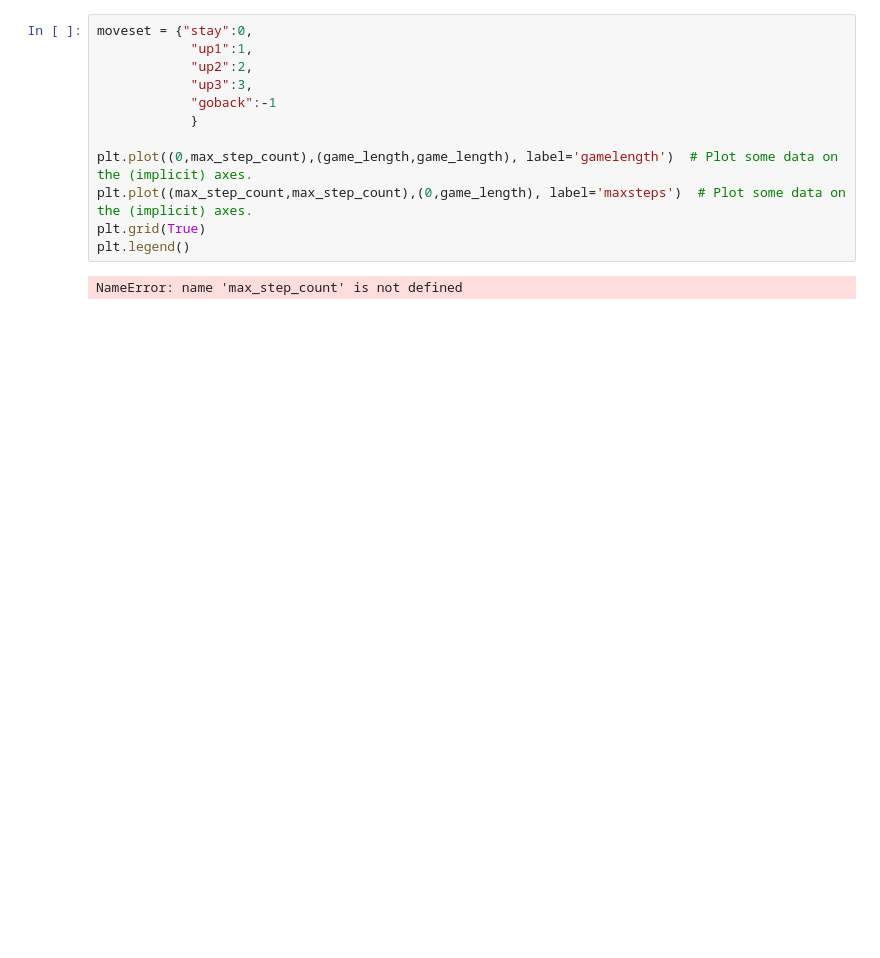
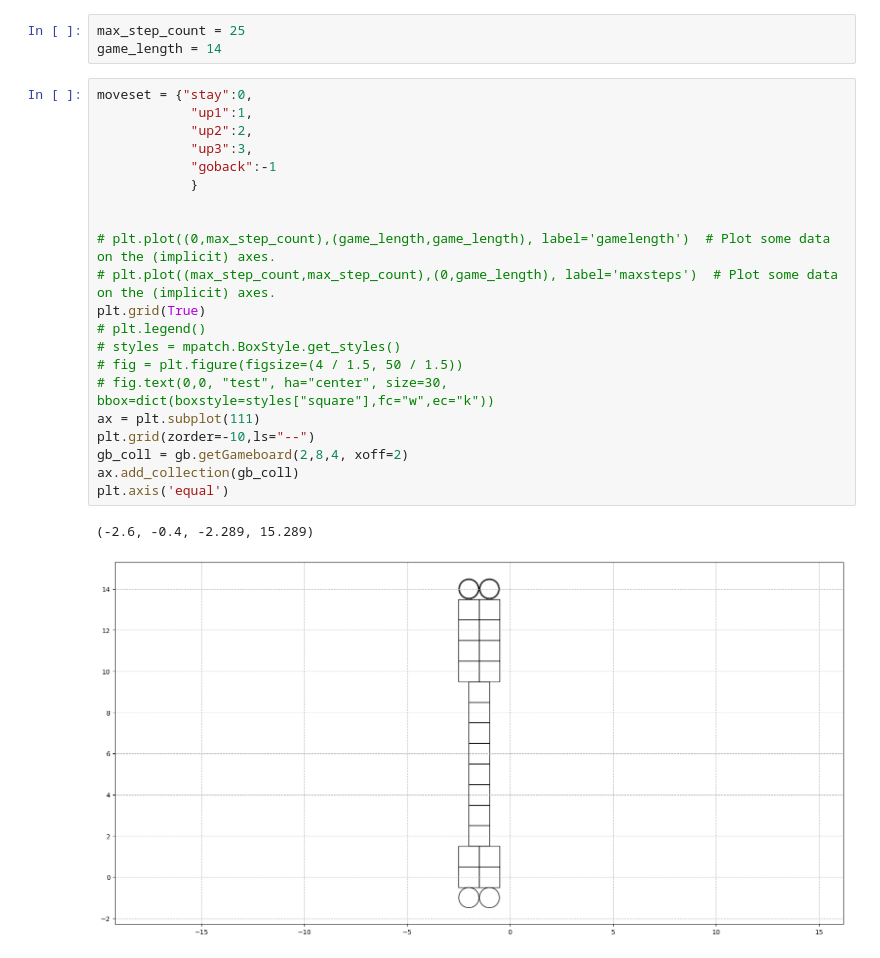
Before and after one commit to LukasWallisch/game-ur-analysis, a Jupyter notebook: src/heatmap.ipynb, the cells around one changed output. Cells and saved outputs as stored; diff of their text form; blank space fills up the shorter version.

```diff
--- a/src/heatmap.ipynb
+++ b/src/heatmap.ipynb
@@ -15,17 +21,30 @@ mpl.rcParams['figure.figsize'] = [20, 10]
 
 colors = ["lightgreen","yellow", "red"]
 cmap = LinearSegmentedColormap.from_list("mycmap", colors)
+# %%
+max_step_count = 25
+game_length = 14
 # %%
 moveset = {"stay":0,
             "up1":1,
             "up2":2,
             "up3":3,
             "goback":-1
             }
 
-plt.plot((0,max_step_count),(game_length,game_length), label='gamelength')  # Plot some data on the (implicit) axes.
-plt.plot((max_step_count,max_step_count),(0,game_length), label='maxsteps')  # Plot some data on the (implicit) axes.
+
+# plt.plot((0,max_step_count),(game_length,game_length), label='gamelength')  # Plot some data on the (implicit) axes.
+# plt.plot((max_step_count,max_step_count),(0,game_length), label='maxsteps')  # Plot some data on the (implicit) axes.
 plt.grid(True)
-plt.legend()
+# plt.legend()
+# styles = mpatch.BoxStyle.get_styles()
+# fig = plt.figure(figsize=(4 / 1.5, 50 / 1.5))
+# fig.text(0,0, "test", ha="center", size=30, bbox=dict(boxstyle=styles["square"],fc="w",ec="k"))
+ax = plt.subplot(111)
+plt.grid(zorder=-10,ls="--")
+gb_coll = gb.getGameboard(2,8,4, xoff=2)
+ax.add_collection(gb_coll)
+plt.axis('equal')
 # %% [output]
-NameError: name 'max_step_count' is not defined
+(-2.6, -0.4, -2.289, 15.289)
+[figure, added]
```
Also changed, not shown: parts of 1 cell of this notebook, 2 other files.
